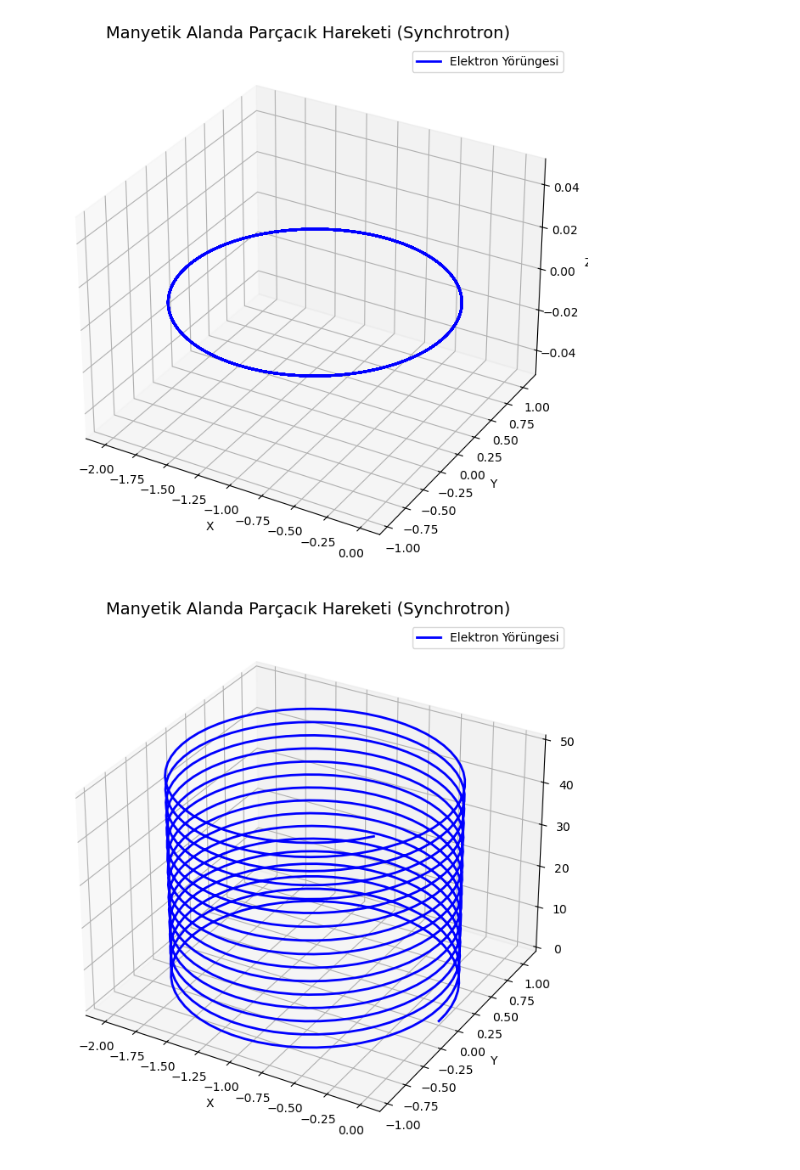
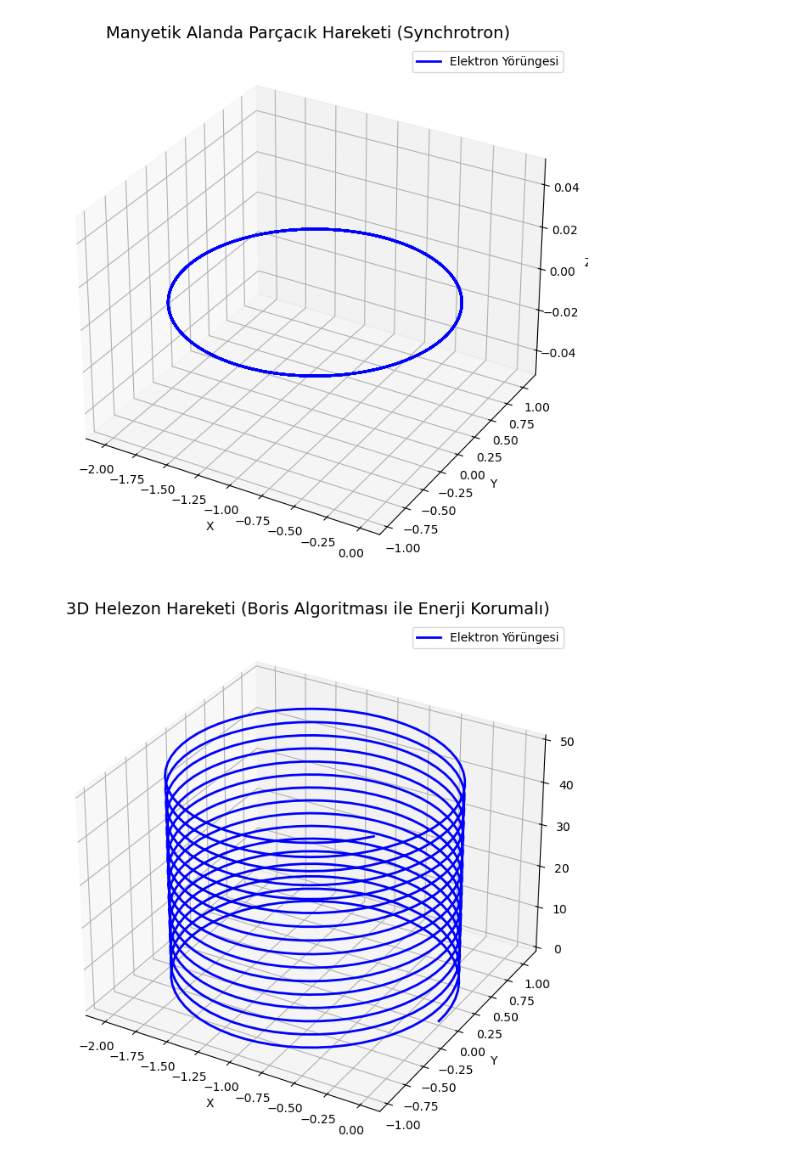
Before and after one commit to berrezeynep/boris_algorithm_sim, a Jupyter notebook: simplot.ipynb, the cells around one changed output. Drawn from its saved outputs; the diff is of its cells as text; code cells hidden in the pictures.

```diff
--- a/simplot.ipynb
+++ b/simplot.ipynb
@@ -41,14 +41,13 @@ except FileNotFoundError:
 # %% [output]
 [figure]
 # %%
-# Bu satır grafiğin satırın hemen altında çıkmasını sağlar
 %matplotlib inline
 
 import numpy as np
 import matplotlib.pyplot as plt
 from mpl_toolkits.mplot3d import Axes3D
 
-# --- 1. Veriyi Oku ---
+
 file_name = 'trajectory_boris.dat'
 
 try:
@@ -61,21 +60,18 @@ try:
     y = data[:, 2]
     z = data[:, 3]
 
-    # --- 2. Grafiği Çiz ---
     fig = plt.figure(figsize=(10, 8))
     ax = fig.add_subplot(111, projection='3d')
 
-    # Parçacığı çiz
+
     ax.plot(x, y, z, label='Elektron Yörüngesi', color='blue', linewidth=2)
 
-    # Görsellik Ayarları
-    ax.set_title('Manyetik Alanda Parçacık Hareketi (Synchrotron)', fontsize=14)
+    ax.set_title('Manyetik Alanda Parçacık Hareketi (Synchrotron) with Boris', fontsize=14)
     ax.set_xlabel('X')
     ax.set_ylabel('Y')
     ax.set_zlabel('Z')
     ax.legend()
 
-    # Grafiği göster
     plt.show()
 
 except FileNotFoundError:
@@ -88,32 +84,32 @@ except FileNotFoundError:
 import numpy as np
 import matplotlib.pyplot as plt
 from mpl_toolkits.mplot3d import Axes3D
 
 file_name = 'trajectory_boris2.dat'
 
 try:
 
     data = np.loadtxt(file_name, delimiter='\t', skiprows=1)
 
     t = data[:, 0]
     x = data[:, 1]
     y = data[:, 2]
     z = data[:, 3]
     fig = plt.figure(figsize=(10, 8))
     ax = fig.add_subplot(111, projection='3d')
 
     ax.plot(x, y, z, label='Elektron Yörüngesi', color='blue', linewidth=2)
 
-    ax.set_title('Manyetik Alanda Parçacık Hareketi (Synchrotron)', fontsize=14)
+    ax.set_title('3D Helezon Hareketi (Boris Algoritması ile Enerji Korumalı)', fontsize=14)
     ax.set_xlabel('X')
     ax.set_ylabel('Y')
     ax.set_zlabel('Z')
     ax.set_zlim(np.min(z), np.max(z))
     ax.legend()
 
     plt.show()
 
 except FileNotFoundError:
     print("HATA: .dat dosyası bulunamadı")
 # %% [output]
-[figure, old version]
+[figure, new version]
```
